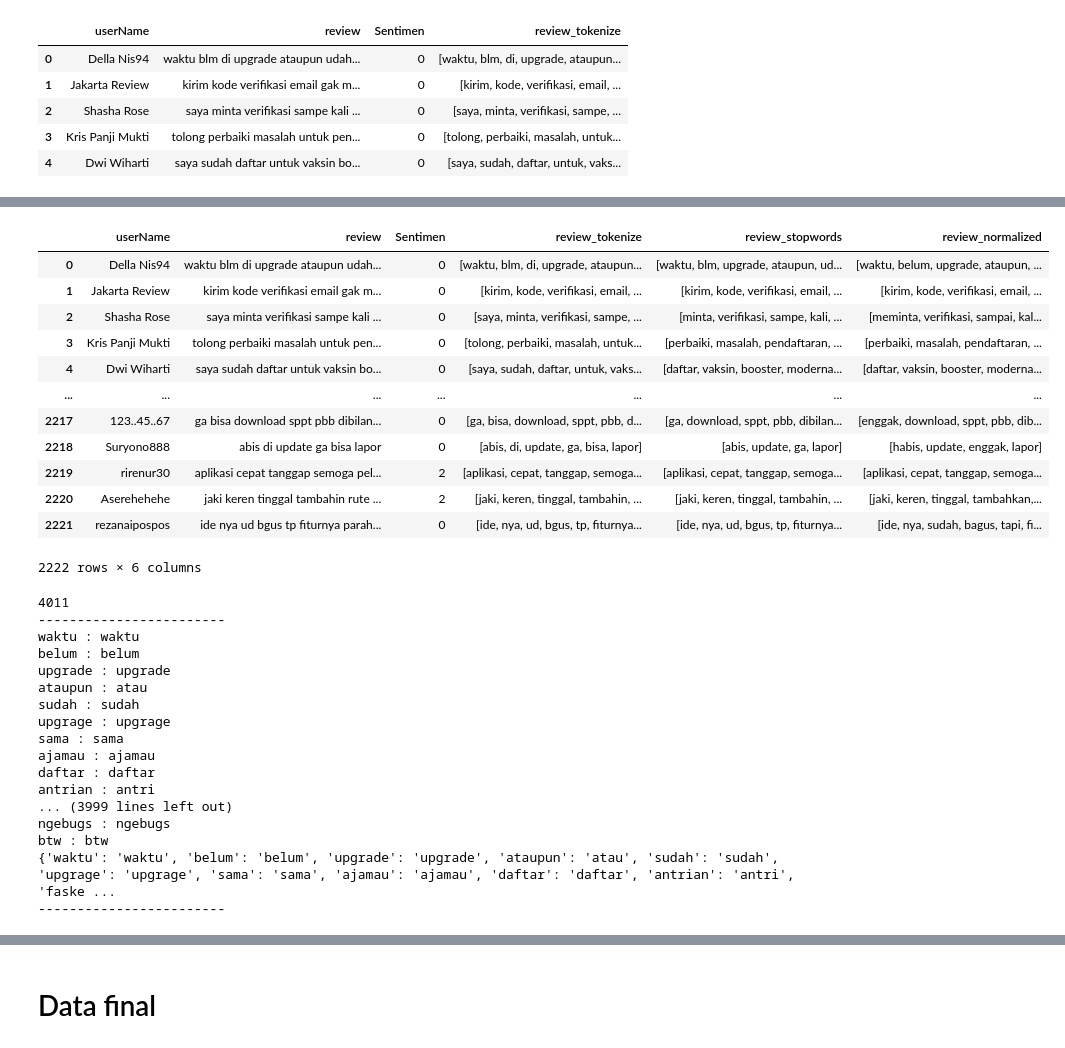
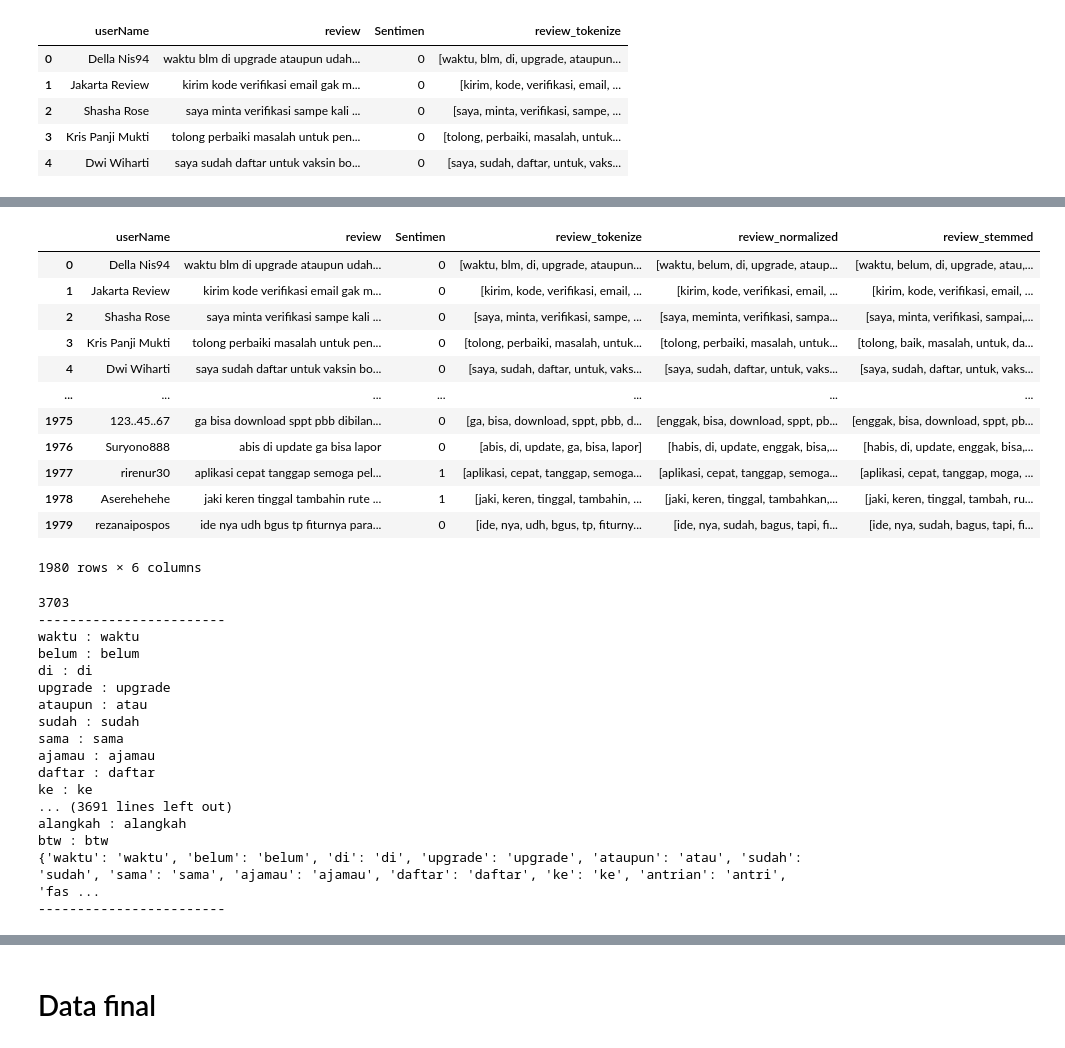
Before and after one commit to iqballa24/NLP-SentimentAppReviews, a Jupyter notebook: Preprocessing/Preprocessing.ipynb, the cells around one changed output, grey strips where cells are left out. Saved outputs shown, nothing was run; the diff lists cells and outputs as text; code cells hidden in the pictures.

```diff
--- a/Preprocessing/Preprocessing.ipynb
+++ b/Preprocessing/Preprocessing.ipynb
@@ -210,6 +204,0 @@ print(stopwords)
-# %%
-def stopwords_removal(text):
-    return [word for word in text if word not in stopwords]
-
-df["review_stopwords"] = df["review_tokenize"].apply(stopwords_removal)
-df.head()
@@ -232,23 +214,23 @@ for index, row in normalizad_word.iterrows():
 def normalized_term(document):
     return [normalizad_word_dict[term] if term in normalizad_word_dict else term for term in document]
 # %%
-df['review_normalized'] = df['review_stopwords'].apply(normalized_term)
+df['review_normalized'] = df['review_tokenize'].apply(normalized_term)
 
 df
 # %% [output]
-|  | userName | review | Sentimen | review_tokenize | review_stopwords | review_normalized |
-| 0 | Della Nis94 | waktu blm di upgrade ataupun udah... | 0 | [waktu, blm, di, upgrade, ataupun... | [waktu, blm, upgrade, ataupun, ud... | [waktu, belum, upgrade, ataupun, ... |
+|  | userName | review | Sentimen | review_tokenize | review_normalized | review_stemmed |
+| 0 | Della Nis94 | waktu blm di upgrade ataupun udah... | 0 | [waktu, blm, di, upgrade, ataupun... | [waktu, belum, di, upgrade, ataup... | [waktu, belum, di, upgrade, atau,... |
 | 1 | Jakarta Review | kirim kode verifikasi email gak m... | 0 | [kirim, kode, verifikasi, email, ... | [kirim, kode, verifikasi, email, ... | [kirim, kode, verifikasi, email, ... |
-| 2 | Shasha Rose | saya minta verifikasi sampe kali ... | 0 | [saya, minta, verifikasi, sampe, ... | [minta, verifikasi, sampe, kali, ... | [meminta, verifikasi, sampai, kal... |
-| 3 | Kris Panji Mukti | tolong perbaiki masalah untuk pen... | 0 | [tolong, perbaiki, masalah, untuk... | [perbaiki, masalah, pendaftaran, ... | [perbaiki, masalah, pendaftaran, ... |
-| 4 | Dwi Wiharti | saya sudah daftar untuk vaksin bo... | 0 | [saya, sudah, daftar, untuk, vaks... | [daftar, vaksin, booster, moderna... | [daftar, vaksin, booster, moderna... |
+| 2 | Shasha Rose | saya minta verifikasi sampe kali ... | 0 | [saya, minta, verifikasi, sampe, ... | [saya, meminta, verifikasi, sampa... | [saya, minta, verifikasi, sampai,... |
+| 3 | Kris Panji Mukti | tolong perbaiki masalah untuk pen... | 0 | [tolong, perbaiki, masalah, untuk... | [tolong, perbaiki, masalah, untuk... | [tolong, baik, masalah, untuk, da... |
+| 4 | Dwi Wiharti | saya sudah daftar untuk vaksin bo... | 0 | [saya, sudah, daftar, untuk, vaks... | [saya, sudah, daftar, untuk, vaks... | [saya, sudah, daftar, untuk, vaks... |
 | ... | ... | ... | ... | ... | ... | ... |
-| 2217 | 123..45..67 | ga bisa download sppt pbb dibilan... | 0 | [ga, bisa, download, sppt, pbb, d... | [ga, download, sppt, pbb, dibilan... | [enggak, download, sppt, pbb, dib... |
-| 2218 | Suryono888 | abis di update ga bisa lapor | 0 | [abis, di, update, ga, bisa, lapor] | [abis, update, ga, lapor] | [habis, update, enggak, lapor] |
-| 2219 | rirenur30 | aplikasi cepat tanggap semoga pel... | 2 | [aplikasi, cepat, tanggap, semoga... | [aplikasi, cepat, tanggap, semoga... | [aplikasi, cepat, tanggap, semoga... |
-| 2220 | Aserehehehe | jaki keren tinggal tambahin rute ... | 2 | [jaki, keren, tinggal, tambahin, ... | [jaki, keren, tinggal, tambahin, ... | [jaki, keren, tinggal, tambahkan,... |
-| 2221 | rezanaipospos | ide nya ud bgus tp fiturnya parah... | 0 | [ide, nya, ud, bgus, tp, fiturnya... | [ide, nya, ud, bgus, tp, fiturnya... | [ide, nya, sudah, bagus, tapi, fi... |
+| 1975 | 123..45..67 | ga bisa download sppt pbb dibilan... | 0 | [ga, bisa, download, sppt, pbb, d... | [enggak, bisa, download, sppt, pb... | [enggak, bisa, download, sppt, pb... |
+| 1976 | Suryono888 | abis di update ga bisa lapor | 0 | [abis, di, update, ga, bisa, lapor] | [habis, di, update, enggak, bisa,... | [habis, di, update, enggak, bisa,... |
+| 1977 | rirenur30 | aplikasi cepat tanggap semoga pel... | 1 | [aplikasi, cepat, tanggap, semoga... | [aplikasi, cepat, tanggap, semoga... | [aplikasi, cepat, tanggap, moga, ... |
+| 1978 | Aserehehehe | jaki keren tinggal tambahin rute ... | 1 | [jaki, keren, tinggal, tambahin, ... | [jaki, keren, tinggal, tambahkan,... | [jaki, keren, tinggal, tambah, ru... |
+| 1979 | rezanaipospos | ide nya udh bgus tp fiturnya para... | 0 | [ide, nya, udh, bgus, tp, fiturny... | [ide, nya, sudah, bagus, tapi, fi... | [ide, nya, sudah, bagus, tapi, fi... |
-2222 rows × 6 columns
+1980 rows × 6 columns
 # %%
 #5. Stemming
 # create stemmer
@@ -283,20 +265,20 @@ def get_stemmed_term(document):
 
 df['review_stemmed'] = df['review_normalized'].swifter.apply(get_stemmed_term)
 # %% [output]
-4011
+3703
 ------------------------
 waktu : waktu
 belum : belum
+di : di
 upgrade : upgrade
 ataupun : atau
 sudah : sudah
-upgrage : upgrage
 sama : sama
 ajamau : ajamau
 daftar : daftar
-antrian : antri
-... (3999 lines left out)
-ngebugs : ngebugs
+ke : ke
+... (3691 lines left out)
+alangkah : alangkah
 btw : btw
-{'waktu': 'waktu', 'belum': 'belum', 'upgrade': 'upgrade', 'ataupun': 'atau', 'sudah': 'sudah', 'upgrage': 'upgrage', 'sama': 'sama', 'ajamau': 'ajamau', 'daftar': 'daftar', 'antrian': 'antri', 'faske ...
+{'waktu': 'waktu', 'belum': 'belum', 'di': 'di', 'upgrade': 'upgrade', 'ataupun': 'atau', 'sudah': 'sudah', 'sama': 'sama', 'ajamau': 'ajamau', 'daftar': 'daftar', 'ke': 'ke', 'antrian': 'antri', 'fas ...
 ------------------------
```
Also changed, not shown: parts of 19 cells of this notebook.
